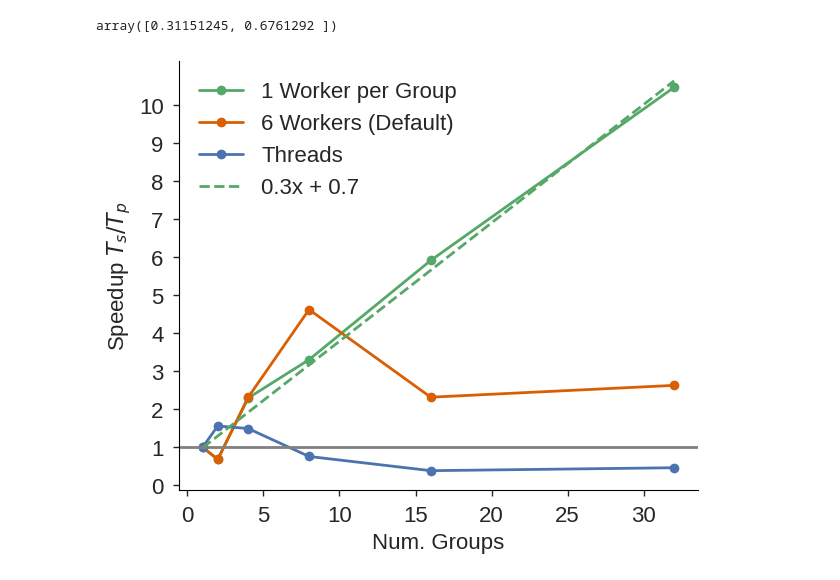
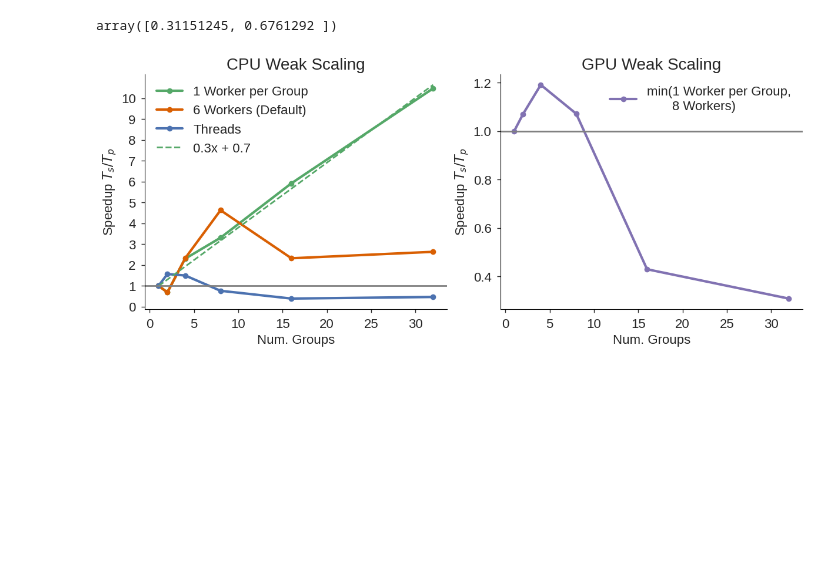
Before and after one commit to timothyas/xesn, a Jupyter notebook: scaling/plot_scaling.ipynb, the cells around one changed output. Saved outputs shown, nothing was run; the diff lists cells and outputs as text; code cells hidden in the pictures; blank space fills up the shorter version.

Commit message:
gpu scaling 1 worker per group done

```diff
--- a/scaling/plot_scaling.ipynb
+++ b/scaling/plot_scaling.ipynb
@@ -229,5 +261,6 @@ fig.savefig("eager-scaling.pdf", bbox_inches="tight")
 # %%
 eds = ds
+egds = gds
 # %% [markdown]
 ## Lazy Walltime and memory
 # %%
@@ -237,10 +270,13 @@ tds = ESNTiming(mode="lazy-threaded", proc="gcp-cpu", n_input=(256,), n_reservoi
 tds2 = ESNTiming(mode="lazy-threaded", proc="gcp-cpu", n_input=(256,), n_reservoir=(500,1000,2000,4000,8000), n_x=(2,4,8,16,32,64,128), iter=1)()
 wdds = ESNTiming(mode="lazy-worker-default", proc="gcp-cpu", n_input=(256,), n_reservoir=(500,1000,2000,4000,8000), n_x=(2,4,8,16,32,64,128))()
 wdds2 = ESNTiming(mode="lazy-worker-default", proc="gcp-cpu", n_input=(256,), n_reservoir=(500,1000,2000,4000,8000), n_x=(2,4,8,16,32,64,128), iter=1)()
+# %%
+gds = ESNTiming(mode="lazy", proc="gcp-gpu", n_input=(256,), n_reservoir=(500,1000,2000,4000,8000), n_x=(2,4,8,16,32,64,128))()
 # %%
 wp = [eds.walltime.sel(n_input=256, n_reservoir=16000).values]
 tp = [eds.walltime.sel(n_input=256, n_reservoir=16000).values]
 wdp = [eds.walltime.sel(n_input=256, n_reservoir=16000).values]
+gp = [egds.walltime.sel(n_input=256, n_reservoir=16000).values]
 mdslist = []
 tmdslist = []
 wdmdslist = []
@@ -256,6 +292,7 @@ for n_reservoir, n_x in zip(
     tp.append(walltime)
     walltime = np.mean([x.walltime.sel(n_reservoir=n_reservoir, n_x=n_x).squeeze().values for x in [wdds, wdds2]])
     wdp.append(walltime)
+    gp.append(gds.walltime.sel(n_reservoir=n_reservoir, n_x=n_x).squeeze().values)
     this_mem = xr.open_dataset(f"{ds.label}/{n_reservoir:05d}nr-256ni-{n_x:02d}nx/memory.nc")
     max_mem = this_mem.training.squeeze().max("delta_t").values
     max_mem = max_mem / (1024 ** 3)
@@ -300,6 +337,7 @@ wdmdslist
 speedup = wp[0]/wp
 threaded_speedup = tp[0]/tp
 default_speedup = wdp[0]/wdp
+gpu_speedup = gp[0]/gp
 # %%
 p = np.polyfit(n_procs, speedup, deg=1)
 pthreaded = np.polyfit(n_procs, threaded_speedup, deg=1)
@@ -313,22 +351,34 @@ yhat = np.polyval(p, n_procs)
 zhat = np.polyval(pthreaded, n_procs)
 what = np.polyval(pdefault, n_procs)
 # %%
-fig, ax = plt.subplots(figsize=(6,5), constrained_layout=True)
+fig, axs = plt.subplots(1,2,figsize=(12,5), constrained_layout=True)
 n_procs = np.array([1, 2, 4, 8, 16, 32])
-ax.plot(n_procs, speedup, marker="o", label="1 Worker per Group")
-ax.plot(n_procs, default_speedup, marker="o", label="6 Workers (Default)")
-ax.plot(n_procs, threaded_speedup, marker="o", label="Threads")
+ax=axs[0]
+ax.plot(n_procs, speedup, label="1 Worker per Group",**kw)
+ax.plot(n_procs, default_speedup, label="6 Workers (Default)",**kw)
+ax.plot(n_procs, threaded_speedup, label="Threads", **kw)
 ax.plot(n_procs, yhat, color="C0", ls="--", label=f"{p[0]:.1f}x + {p[1]:.1f}")
 ax.axhline(y=1, color="gray")
-plt.legend()
+ax.legend()
 
 ax.set(
     xlabel=f"Num. Groups",
     ylabel="Speedup $T_s / T_p$",
-    yticks=np.arange(11)
+    yticks=np.arange(11),
+    title="CPU Weak Scaling",
 )
+
+ax=axs[1]
+ax.plot(n_procs,gpu_speedup, label=r"min(1 Worker per Group,%s       8 Workers)" % "\n", color="C4", **kw)
+ax.axhline(y=1, color="gray")
+ax.set(
+    xlabel="Num. Groups",
+    ylabel="Speedup $T_s / T_p$",
+    title="GPU Weak Scaling",
+)
+ax.legend()
 
 plt.show()
 fig.savefig(f"lazy-scaling.pdf", bbox_inches="tight")
 # %% [output]
-[figure, old version]
+[figure, new version]
```
Also changed, not shown: parts of 8 cells of this notebook, 8 other files.
